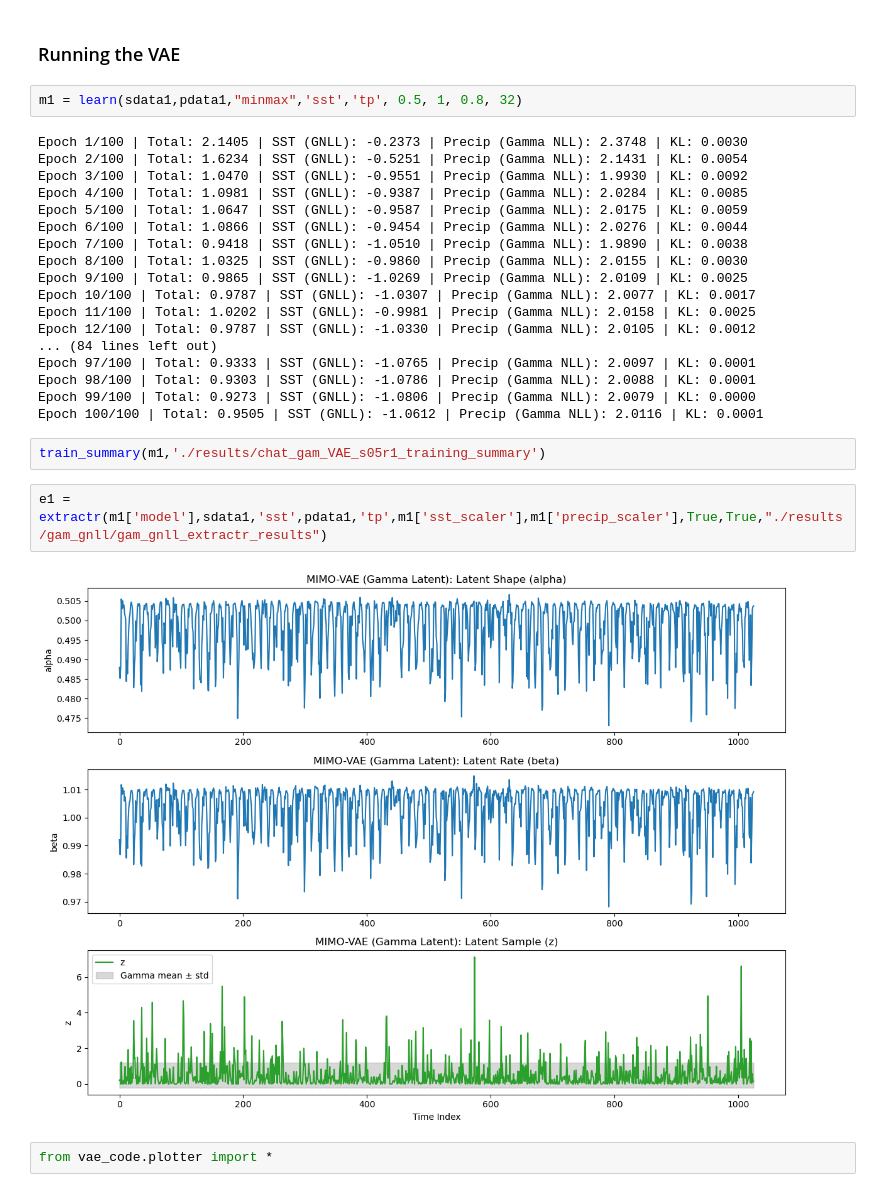
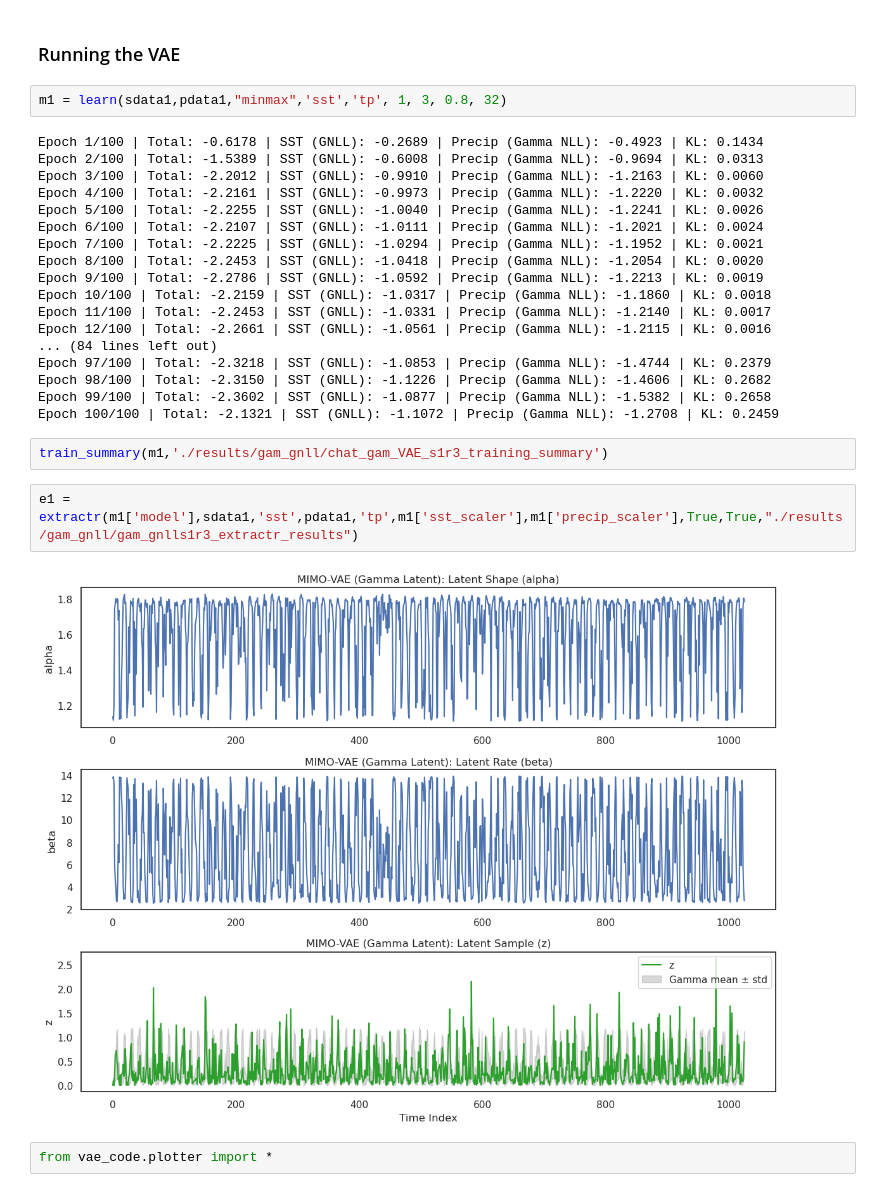
Before and after one commit to JulianEsler/signal-extraction, a Jupyter notebook: workbench/ERA5_VAE-GNLL-Copy1.ipynb, the cells around one changed output. Saved outputs shown, nothing was run; the diff lists cells and outputs as text.

Commit message:
updated results from hybrid gnll-gamma distribution param tuning

```diff
--- a/workbench/ERA5_VAE-GNLL-Copy1.ipynb
+++ b/workbench/ERA5_VAE-GNLL-Copy1.ipynb
@@ -35,31 +35,31 @@ Attributes:
 # %% [markdown]
 ### Running the VAE
 # %%
-m1 = learn(sdata1,pdata1,"minmax",'sst','tp', 0.5, 1, 0.8, 32)
+m1 = learn(sdata1,pdata1,"minmax",'sst','tp', 1, 3, 0.8, 32)
 # %% [output]
-Epoch 1/100 | Total: 2.1405 | SST (GNLL): -0.2373 | Precip (Gamma NLL): 2.3748 | KL: 0.0030
-Epoch 2/100 | Total: 1.6234 | SST (GNLL): -0.5251 | Precip (Gamma NLL): 2.1431 | KL: 0.0054
-Epoch 3/100 | Total: 1.0470 | SST (GNLL): -0.9551 | Precip (Gamma NLL): 1.9930 | KL: 0.0092
-Epoch 4/100 | Total: 1.0981 | SST (GNLL): -0.9387 | Precip (Gamma NLL): 2.0284 | KL: 0.0085
-Epoch 5/100 | Total: 1.0647 | SST (GNLL): -0.9587 | Precip (Gamma NLL): 2.0175 | KL: 0.0059
-Epoch 6/100 | Total: 1.0866 | SST (GNLL): -0.9454 | Precip (Gamma NLL): 2.0276 | KL: 0.0044
-Epoch 7/100 | Total: 0.9418 | SST (GNLL): -1.0510 | Precip (Gamma NLL): 1.9890 | KL: 0.0038
-Epoch 8/100 | Total: 1.0325 | SST (GNLL): -0.9860 | Precip (Gamma NLL): 2.0155 | KL: 0.0030
-Epoch 9/100 | Total: 0.9865 | SST (GNLL): -1.0269 | Precip (Gamma NLL): 2.0109 | KL: 0.0025
-Epoch 10/100 | Total: 0.9787 | SST (GNLL): -1.0307 | Precip (Gamma NLL): 2.0077 | KL: 0.0017
-Epoch 11/100 | Total: 1.0202 | SST (GNLL): -0.9981 | Precip (Gamma NLL): 2.0158 | KL: 0.0025
-Epoch 12/100 | Total: 0.9787 | SST (GNLL): -1.0330 | Precip (Gamma NLL): 2.0105 | KL: 0.0012
+Epoch 1/100 | Total: -0.6178 | SST (GNLL): -0.2689 | Precip (Gamma NLL): -0.4923 | KL: 0.1434
+Epoch 2/100 | Total: -1.5389 | SST (GNLL): -0.6008 | Precip (Gamma NLL): -0.9694 | KL: 0.0313
+Epoch 3/100 | Total: -2.2012 | SST (GNLL): -0.9910 | Precip (Gamma NLL): -1.2163 | KL: 0.0060
+Epoch 4/100 | Total: -2.2161 | SST (GNLL): -0.9973 | Precip (Gamma NLL): -1.2220 | KL: 0.0032
+Epoch 5/100 | Total: -2.2255 | SST (GNLL): -1.0040 | Precip (Gamma NLL): -1.2241 | KL: 0.0026
+Epoch 6/100 | Total: -2.2107 | SST (GNLL): -1.0111 | Precip (Gamma NLL): -1.2021 | KL: 0.0024
+Epoch 7/100 | Total: -2.2225 | SST (GNLL): -1.0294 | Precip (Gamma NLL): -1.1952 | KL: 0.0021
+Epoch 8/100 | Total: -2.2453 | SST (GNLL): -1.0418 | Precip (Gamma NLL): -1.2054 | KL: 0.0020
+Epoch 9/100 | Total: -2.2786 | SST (GNLL): -1.0592 | Precip (Gamma NLL): -1.2213 | KL: 0.0019
+Epoch 10/100 | Total: -2.2159 | SST (GNLL): -1.0317 | Precip (Gamma NLL): -1.1860 | KL: 0.0018
+Epoch 11/100 | Total: -2.2453 | SST (GNLL): -1.0331 | Precip (Gamma NLL): -1.2140 | KL: 0.0017
+Epoch 12/100 | Total: -2.2661 | SST (GNLL): -1.0561 | Precip (Gamma NLL): -1.2115 | KL: 0.0016
 ... (84 lines left out)
-Epoch 97/100 | Total: 0.9333 | SST (GNLL): -1.0765 | Precip (Gamma NLL): 2.0097 | KL: 0.0001
-Epoch 98/100 | Total: 0.9303 | SST (GNLL): -1.0786 | Precip (Gamma NLL): 2.0088 | KL: 0.0001
-Epoch 99/100 | Total: 0.9273 | SST (GNLL): -1.0806 | Precip (Gamma NLL): 2.0079 | KL: 0.0000
-Epoch 100/100 | Total: 0.9505 | SST (GNLL): -1.0612 | Precip (Gamma NLL): 2.0116 | KL: 0.0001
+Epoch 97/100 | Total: -2.3218 | SST (GNLL): -1.0853 | Precip (Gamma NLL): -1.4744 | KL: 0.2379
+Epoch 98/100 | Total: -2.3150 | SST (GNLL): -1.1226 | Precip (Gamma NLL): -1.4606 | KL: 0.2682
+Epoch 99/100 | Total: -2.3602 | SST (GNLL): -1.0877 | Precip (Gamma NLL): -1.5382 | KL: 0.2658
+Epoch 100/100 | Total: -2.1321 | SST (GNLL): -1.1072 | Precip (Gamma NLL): -1.2708 | KL: 0.2459
 # %%
-train_summary(m1,'./results/chat_gam_VAE_s05r1_training_summary')
+train_summary(m1,'./results/gam_gnll/chat_gam_VAE_s1r3_training_summary')
 # %%
-e1 = extractr(m1['model'],sdata1,'sst',pdata1,'tp',m1['sst_scaler'],m1['precip_scaler'],True,True,"./results/gam_gnll/gam_gnll_extractr_results")
+e1 = extractr(m1['model'],sdata1,'sst',pdata1,'tp',m1['sst_scaler'],m1['precip_scaler'],True,True,"./results/gam_gnll/gam_gnlls1r3_extractr_results")
 # %% [output]
-[figure, old version]
+[figure, new version]
 # %%
 from vae_code.plotter import *
 # %%
```
Also changed, not shown: parts of 5 cells of this notebook, 14 other files.
